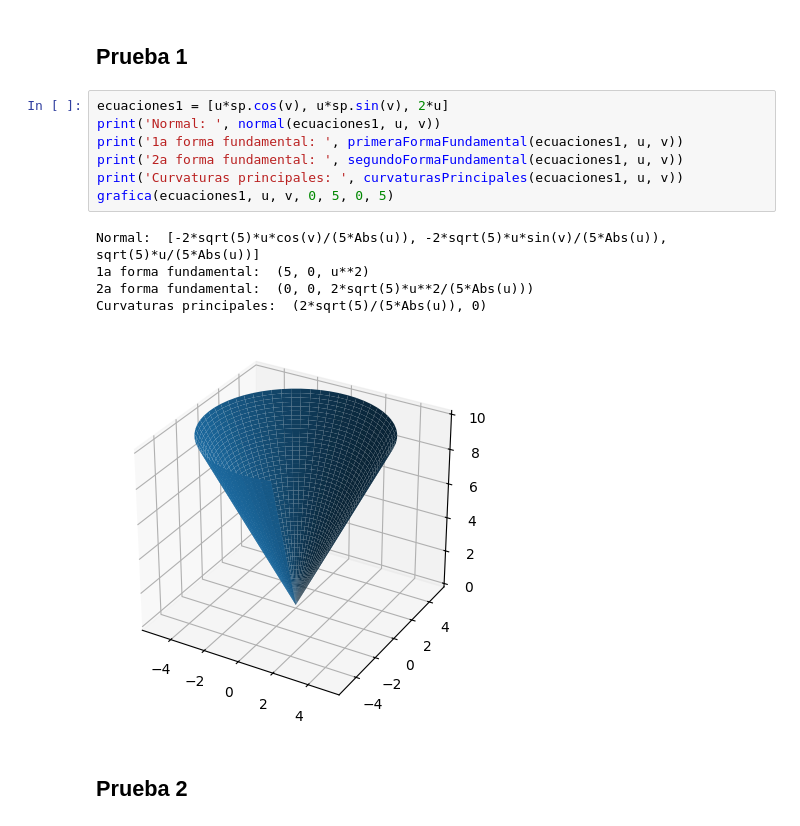
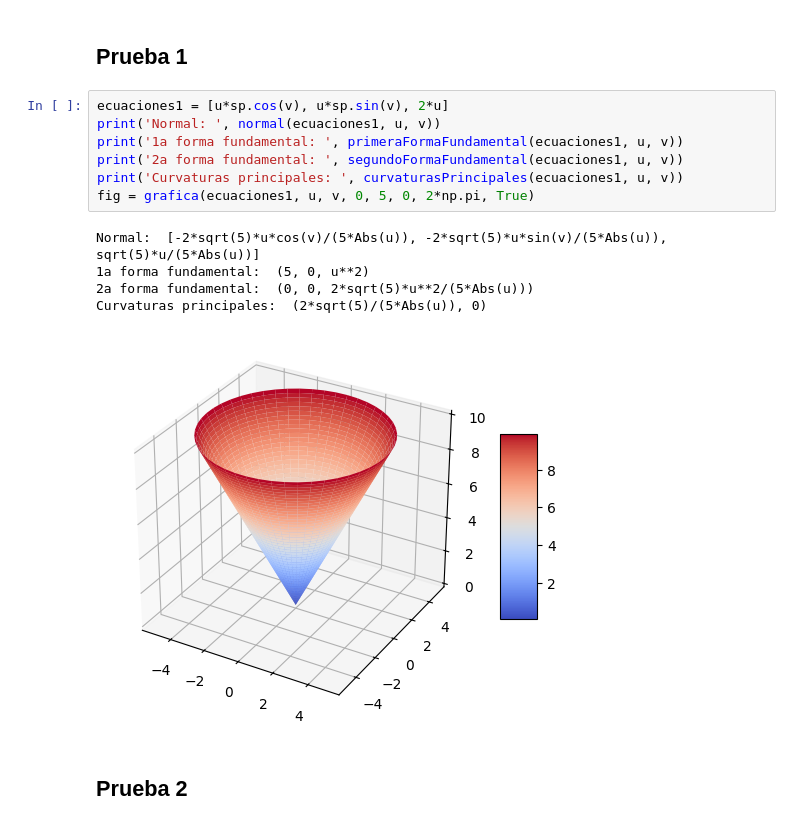
Before and after one commit to asiermhpsm/geometria_diferencial, a Jupyter notebook: comprobaciones.ipynb, the cells around one changed output. Saved outputs shown, nothing was run; the diff lists cells and outputs as text.

```diff
--- a/comprobaciones.ipynb
+++ b/comprobaciones.ipynb
@@ -9,16 +9,16 @@ u, v = sp.symbols('u, v', real = True)
 # %%
 ecuaciones1 = [u*sp.cos(v), u*sp.sin(v), 2*u]
 print('Normal: ', normal(ecuaciones1, u, v))
 print('1a forma fundamental: ', primeraFormaFundamental(ecuaciones1, u, v))
 print('2a forma fundamental: ', segundoFormaFundamental(ecuaciones1, u, v))
 print('Curvaturas principales: ', curvaturasPrincipales(ecuaciones1, u, v))
-grafica(ecuaciones1, u, v, 0, 5, 0, 5)
+fig = grafica(ecuaciones1, u, v, 0, 5, 0, 2*np.pi, True)
 # %% [output]
 Normal:  [-2*sqrt(5)*u*cos(v)/(5*Abs(u)), -2*sqrt(5)*u*sin(v)/(5*Abs(u)), sqrt(5)*u/(5*Abs(u))]
 1a forma fundamental:  (5, 0, u**2)
 2a forma fundamental:  (0, 0, 2*sqrt(5)*u**2/(5*Abs(u)))
 Curvaturas principales:  (2*sqrt(5)/(5*Abs(u)), 0)
-[figure, old version]
+[figure, new version]
 # %% [markdown]
 ## Prueba 2
 # %%
```
Also changed, not shown: parts of 5 cells of this notebook, 1 other file.
